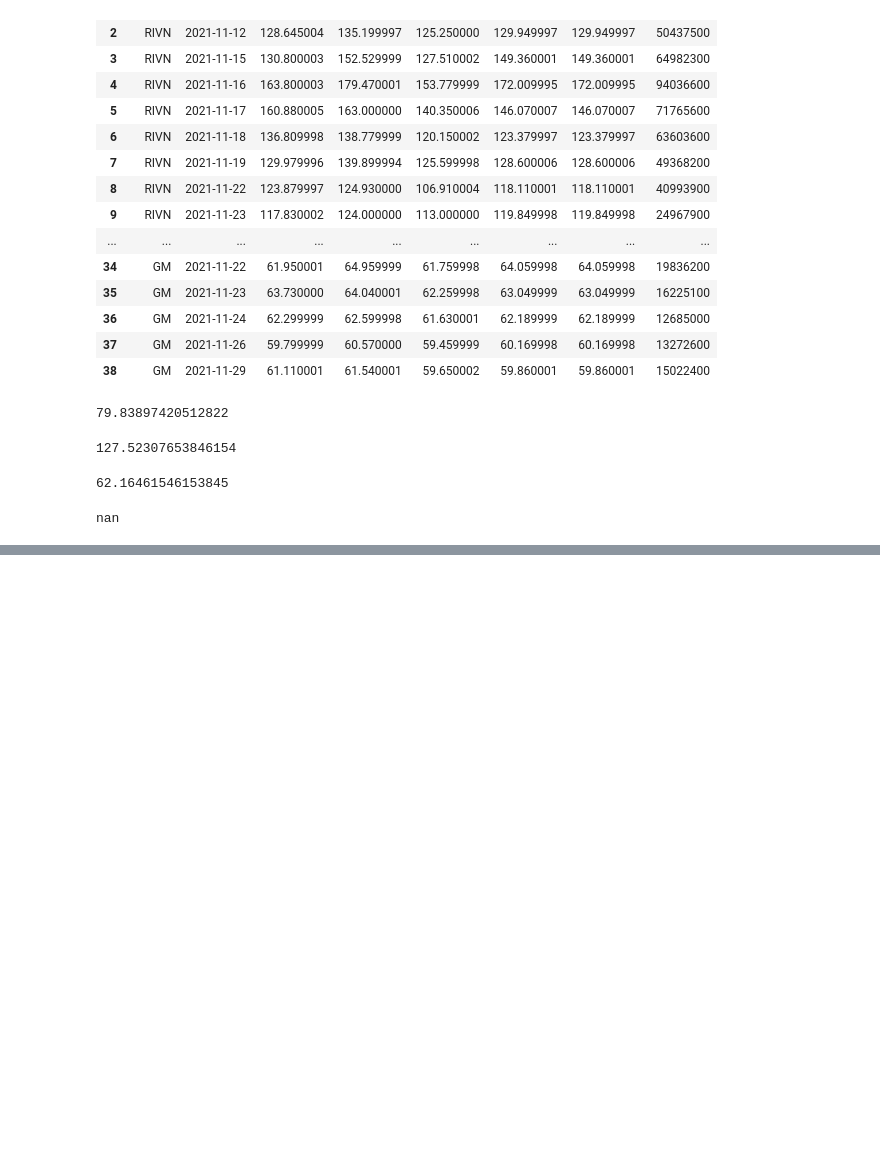
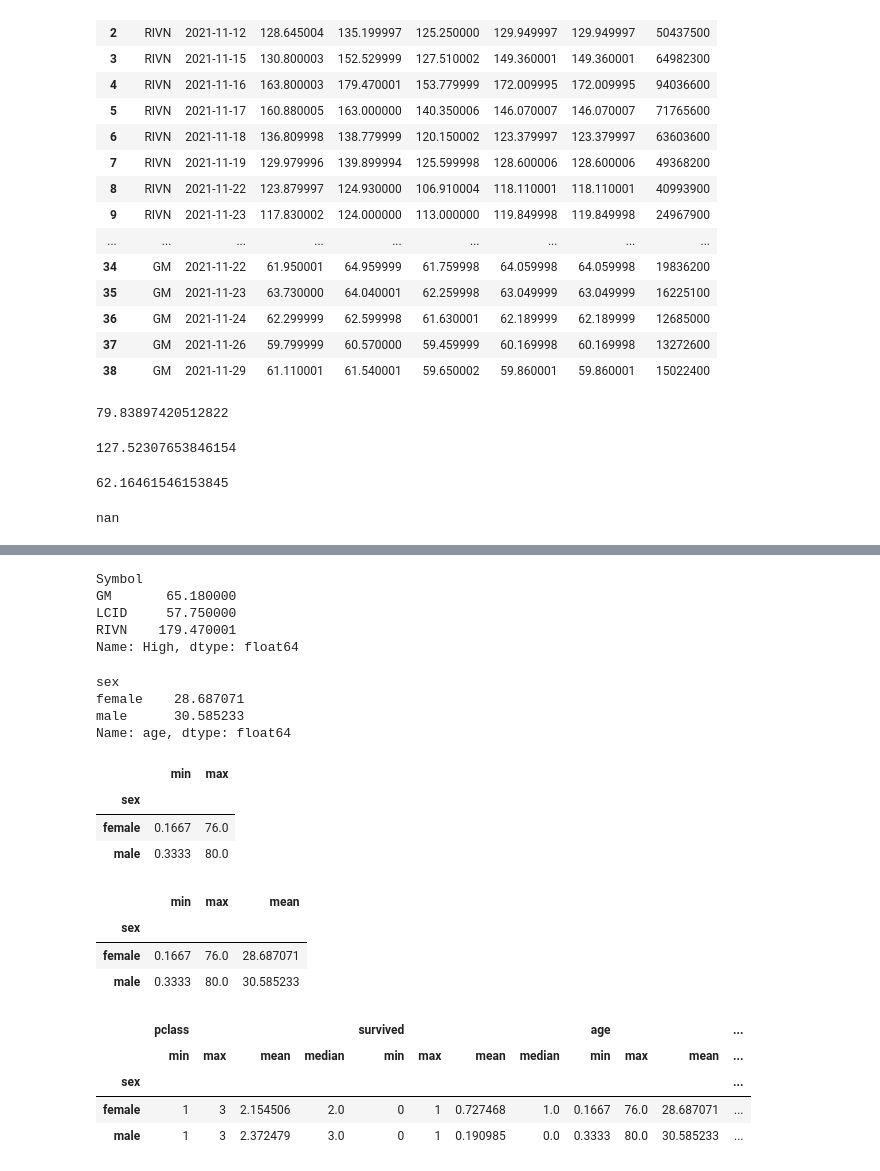
Before and after one commit to choi55j/-2023-09, a Jupyter notebook: choi/수파이썬/15강.ipynb, the cells around one changed output, grey strips where cells are left out. Saved outputs shown, nothing was run; the diff lists cells and outputs as text; code cells hidden in the pictures; blank space fills up the shorter version.

```diff
--- a/choi/수파이썬/15강.ipynb
+++ b/choi/수파이썬/15강.ipynb
@@ -44,0 +106,2 @@ KeyError: "None of [Index(['RIVN', 'RIVN', 'RIVN', 'RIVN', 'RIVN', 'RIVN', 'RIVN
+# %%
+titanic["age"] = titanic["age"].replace(['?'], [None]).astype('float')
@@ -44,0 +158,37 @@ KeyError: "None of [Index(['RIVN', 'RIVN', 'RIVN', 'RIVN', 'RIVN', 'RIVN', 'RIVN
+# %%
+carstocks.groupby('Symbol')['High'].max()
+# %% [output]
+Symbol
+GM       65.180000
+LCID     57.750000
+RIVN    179.470001
+Name: High, dtype: float64
+# %%
+titanic.groupby("sex")["age"].mean()
+# %% [output]
+sex
+female    28.687071
+male      30.585233
+Name: age, dtype: float64
+# %%
+titanic.groupby("sex")["age"].agg(["min","max"])
+# %% [output]
+|  | min | max |
+| sex |  |  |
+| female | 0.1667 | 76.0 |
+| male | 0.3333 | 80.0 |
+# %%
+titanic.groupby("sex")["age"].agg(["min","max","mean"])
+# %% [output]
+|  | min | max | mean |
+| sex |  |  |  |
+| female | 0.1667 | 76.0 | 28.687071 |
+| male | 0.3333 | 80.0 | 30.585233 |
+# %%
+titanic.groupby("sex").agg(["min", "max", "mean", "median"])
+# %% [output]
+|  | pclass |  |  |  | survived |  |  |  | age |  |  | ... |
+|  | min | max | mean | median | min | max | mean | median | min | max | mean | ... |
+| sex |  |  |  |  |  |  |  |  |  |  |  | ... |
+| female | 1 | 3 | 2.154506 | 2.0 | 0 | 1 | 0.727468 | 1.0 | 0.1667 | 76.0 | 28.687071 | ... |
+| male | 1 | 3 | 2.372479 | 3.0 | 0 | 1 | 0.190985 | 0.0 | 0.3333 | 80.0 | 30.585233 | ... |
```
Also changed, not shown: parts of 16 cells of this notebook.
